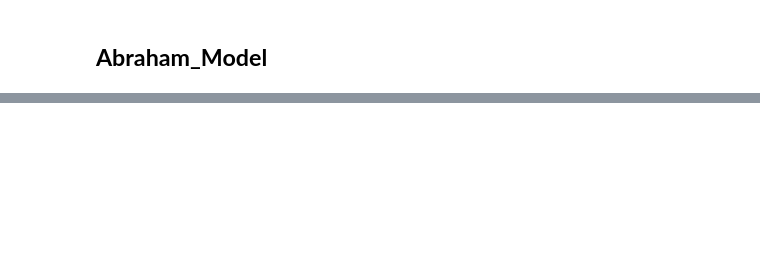
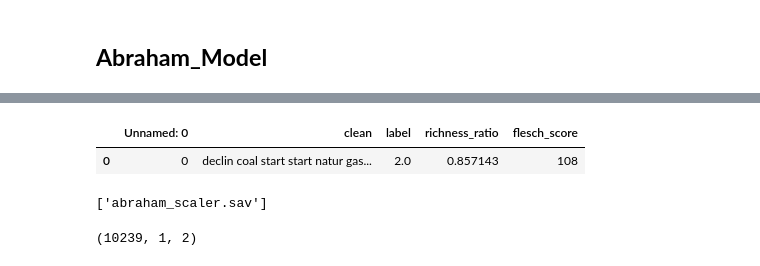
Before and after one commit to AbrahamKong/CMPE257-NLP_AlternusVera, a Jupyter notebook: Merging_models_final.ipynb, the cells around one changed output, grey strips where cells are left out. Drawn from its saved outputs; the diff is of its cells as text; code cells hidden in the pictures; blank space fills up the shorter version.

```diff
--- a/Merging_models_final.ipynb
+++ b/Merging_models_final.ipynb
@@ -700,3 +250,11 @@ politifact_df = corpursStyleEval(politifact_df)
+# %%
+# valid_data_liarliarplus.to_csv("llp_valid.csv")
+# train_data_liarliarplus.to_csv("llp_train.csv")
+# test_data_liarliarplus.to_csv("llp_test.csv")
+
+valid_data_liarliarplus = pd.read_csv("llp_valid.csv")
+train_data_liarliarplus = pd.read_csv("llp_train.csv")
+test_data_liarliarplus= pd.read_csv("llp_test.csv")
 # %%
 import pandas as pd
 import numpy as np
@@ -723 +280,6 @@ politifact_df.head(10)
+# %%
+train_data_liarliarplus.head(1)
+# %% [output]
+|  | Unnamed: 0 | clean | label | richness_ratio | flesch_score |
+| 0 | 0 | declin coal start start natur gas... | 2.0 | 0.857143 | 108 |
 # %%
@@ -739,0 +304,5 @@ def BiLstm():
+# %%
+import joblib
+joblib.dump(scaler, 'abraham_scaler.sav')
+# %% [output]
+['abraham_scaler.sav']
@@ -739,0 +315,4 @@ def BiLstm():
+# %%
+X_train.shape
+# %% [output]
+(10239, 1, 2)
```
Also changed, not shown: parts of 34 cells of this notebook.
